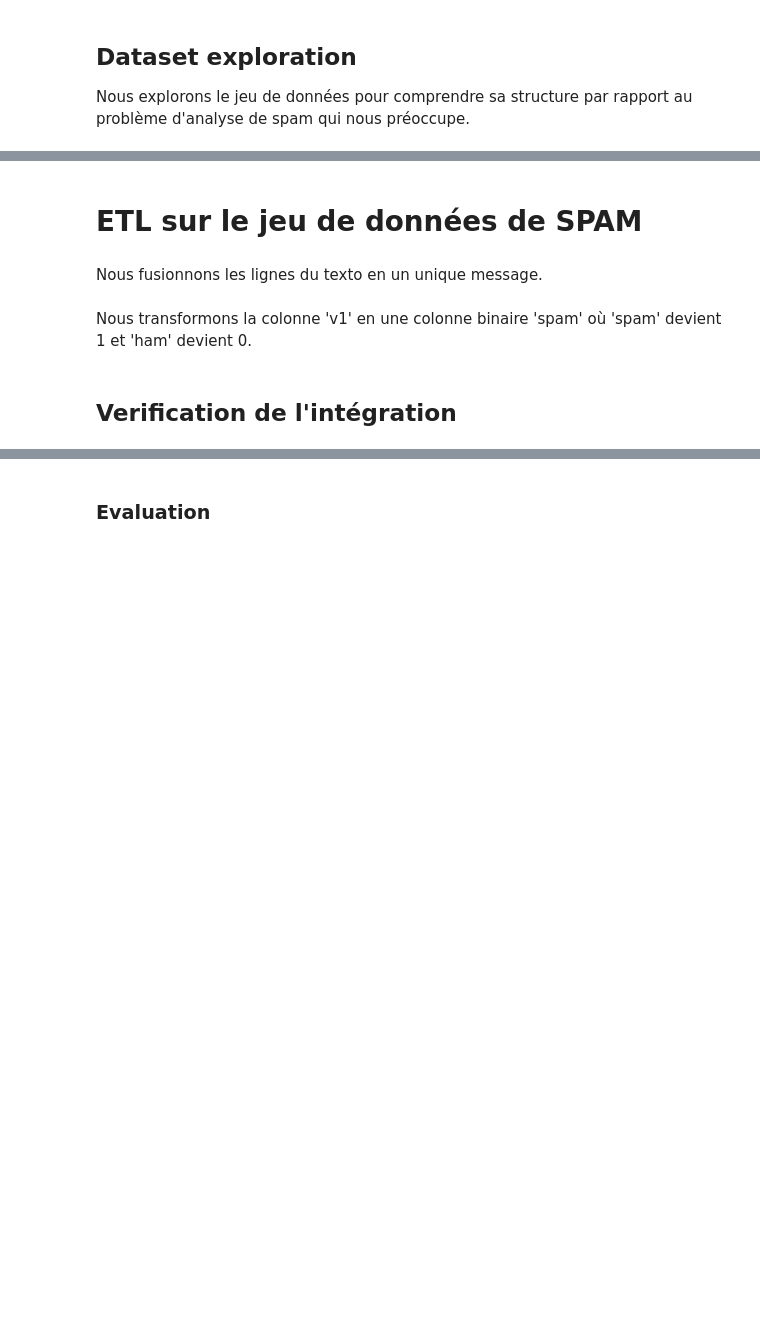
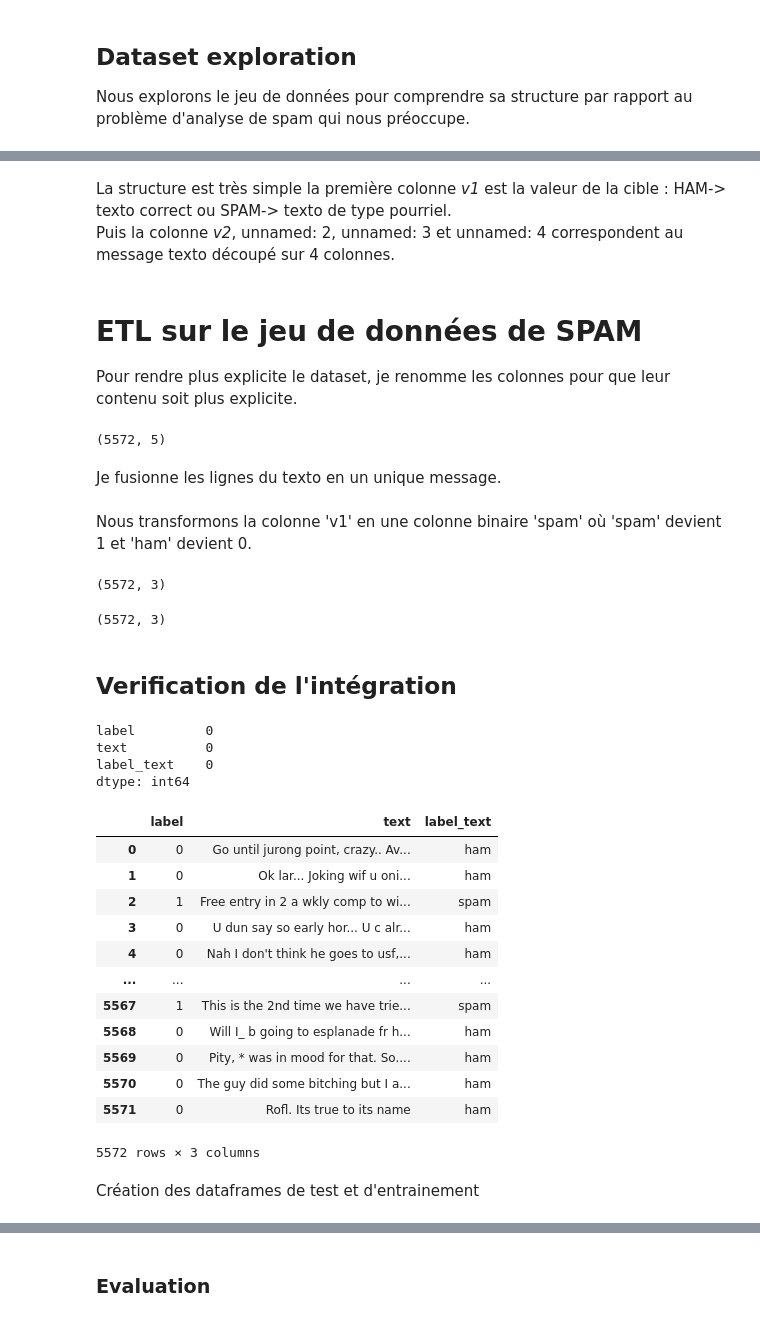
Before and after one commit to pradelf/att, a Jupyter notebook: 01_AT&T_spam_detector_FPr.ipynb, the cells around one changed output, grey strips where cells are left out. Drawn from its saved outputs; the diff is of its cells as text; code cells hidden in the pictures; blank space fills up the shorter version.

```diff
--- a/01_AT&T_spam_detector_FPr.ipynb
+++ b/01_AT&T_spam_detector_FPr.ipynb
@@ -157,14 +231,21 @@ display(spam_dataset.shape)
+# %% [markdown]
+La structure est très simple la première colonne _v1_ est la valeur de la cible : HAM-> texto correct ou SPAM-> texto de type pourriel.
+Puis la colonne _v2_, unnamed: 2, unnamed: 3 et unnamed: 4 correspondent au message texto découpé sur 4 colonnes.
 # %% [markdown]
 # ETL sur le jeu de données de SPAM
+
+Pour rendre plus explicite le dataset, je renomme les colonnes pour que leur contenu soit plus explicite.
 # %%
 #spam_dataset.dropna(inplace=True)
-spam_dataset.rename(columns={ 'v1': 'type','v2': 'line1', 'Unnamed: 2': 'line2','Unnamed: 3': 'line3','Unnamed: 4': 'line4'}, inplace=True)
-spam_dataset.shape
+spam_df.rename(columns={ 'v1': 'type','v2': 'line1', 'Unnamed: 2': 'line2','Unnamed: 3': 'line3','Unnamed: 4': 'line4'}, inplace=True)
+spam_df.shape
+# %% [output]
+(5572, 5)
 # %% [markdown]
-Nous fusionnons les lignes du texto en un unique message.
+Je fusionne les lignes du texto en un unique message.
 # %%
-spam_dataset['message'] = spam_dataset[['line1', 'line2', 'line3', 'line4']].apply(lambda x: ' '.join(x.dropna().astype(str)), axis=1)
-spam_dataset['message'] =spam_dataset['message'].apply(lambda x: x.replace('\\', ''))
+spam_df['message'] = spam_df[['line1', 'line2', 'line3', 'line4']].apply(lambda x: ' '.join(x.dropna().astype(str)), axis=1)
+spam_df['message'] =spam_df['message'].apply(lambda x: x.replace('\\', ''))
 #spam_dataset['message'] = spam_dataset['line1']
 # %% [markdown]
 Nous transformons la colonne 'v1' en une colonne binaire 'spam' où 'spam' devient 1 et 'ham' devient 0.
@@ -173,8 +254,13 @@ mapping = {
   "spam": 1,
   "ham": 0
 }
-spam_dataset["spam"] = spam_dataset["type"].map(mapping)
-spam_dataset = spam_dataset[['spam', 'message','type']]
-spam_dataset.shape
+spam_df["spam"] = spam_df["type"].map(mapping)
+spam_df = spam_df[['spam', 'message','type']]
+spam_df.shape
+# %% [output]
+(5572, 3)
 # %%
-spam_new=spam_dataset.rename(columns={ 'message': 'text','spam': 'label', 'type': 'label_text'})
+spam_new_df=spam_df.rename(columns={ 'message': 'text','spam': 'label', 'type': 'label_text'})
+spam_new_df.shape
+# %% [output]
+(5572, 3)
@@ -183,5 +267,23 @@ spam_new.shape
 # %% [markdown]
 ## Verification de l'intégration
 # %%
-print(spam_dataset.isnull().sum())
-spam_dataset
+print(spam_new_df.isnull().sum())
+spam_new_df
+# %% [output]
+label         0
+text          0
+label_text    0
+dtype: int64
+|  | label | text | label_text |
+| 0 | 0 | Go until jurong point, crazy.. Av... | ham |
+| 1 | 0 | Ok lar... Joking wif u oni... | ham |
+| 2 | 1 | Free entry in 2 a wkly comp to wi... | spam |
+| 3 | 0 | U dun say so early hor... U c alr... | ham |
+| 4 | 0 | Nah I don't think he goes to usf,... | ham |
+| ... | ... | ... | ... |
+| 5567 | 1 | This is the 2nd time we have trie... | spam |
+| 5568 | 0 | Will I_ b going to esplanade fr h... | ham |
+| 5569 | 0 | Pity, * was in mood for that. So.... | ham |
+| 5570 | 0 | The guy did some bitching but I a... | ham |
+| 5571 | 0 | Rofl. Its true to its name | ham |
+5572 rows × 3 columns
@@ -191,0 +290,2 @@ spam_dataset = Dataset.from_pandas(spam_new) #spam_dataset
+# %% [markdown]
+Création des dataframes de test et d'entrainement
```
Also changed, not shown: parts of 89 cells of this notebook, 5 other files.
